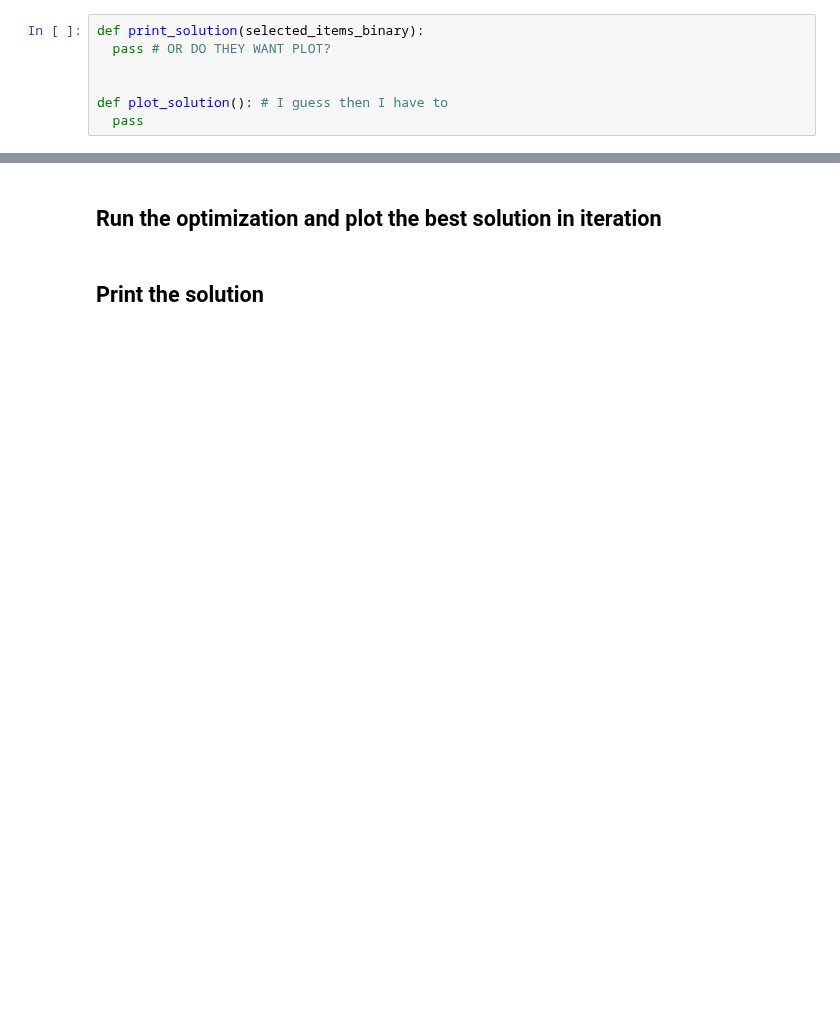
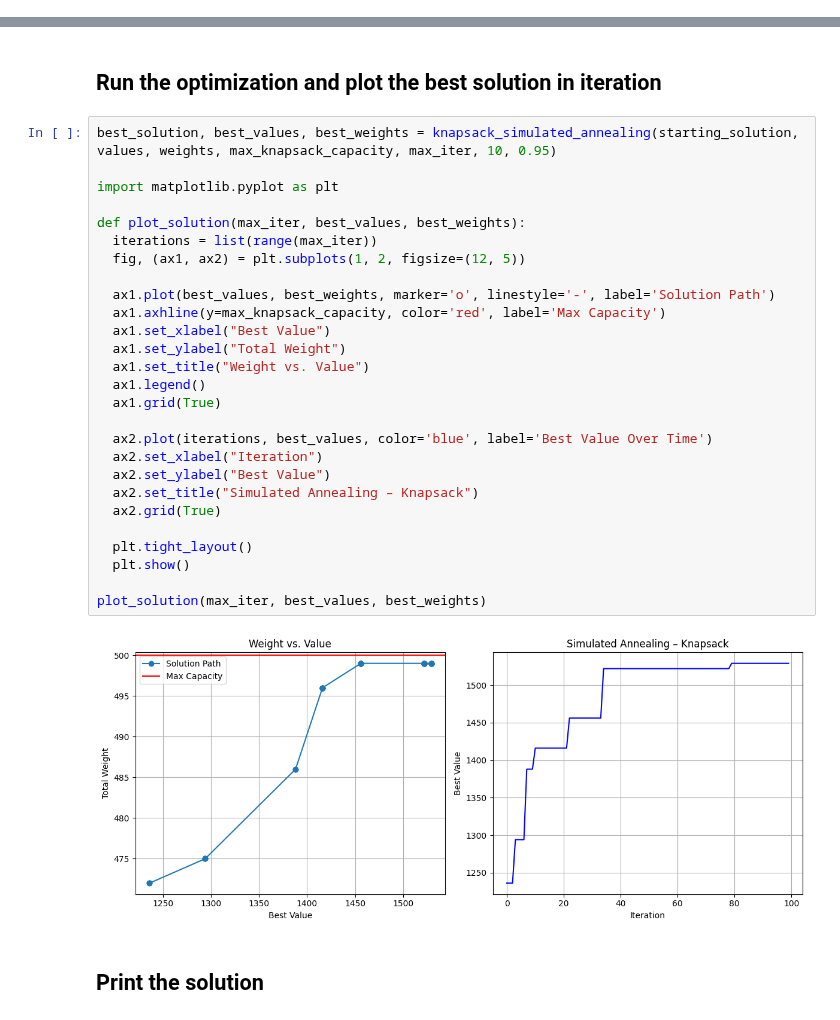
Before and after one commit to reascr/MSC-in-IT-and-Cognition, a Jupyter notebook: AppliedAI/optimization_task_1.ipynb, the cells around one changed output, grey strips where cells are left out. Cells and saved outputs as stored; diff of their text form; blank space fills up the shorter version.

Commit message:
plotted solution

```diff
--- a/AppliedAI/optimization_task_1.ipynb
+++ b/AppliedAI/optimization_task_1.ipynb
@@ -64,7 +61,0 @@ Example: If the output is Selected items: `[1, 4, 8, 23, ...]`, it means the ite
-# %%
-def print_solution(selected_items_binary):
-  pass # OR DO THEY WANT PLOT?
-
-
-def plot_solution(): # I guess then I have to
-  pass
@@ -205,4 +176,33 @@ starting_solution = generate_starting_solution(weights, max_knapsack_capacity)
 # %% [markdown]
 ## Run the optimization and plot the best solution in iteration
+# %%
+best_solution, best_values, best_weights = knapsack_simulated_annealing(starting_solution, values, weights, max_knapsack_capacity, max_iter, 10, 0.95)
+
+import matplotlib.pyplot as plt
+
+def plot_solution(max_iter, best_values, best_weights):
+  iterations = list(range(max_iter))
+  fig, (ax1, ax2) = plt.subplots(1, 2, figsize=(12, 5))
+
+  ax1.plot(best_values, best_weights, marker='o', linestyle='-', label='Solution Path')
+  ax1.axhline(y=max_knapsack_capacity, color='red', label='Max Capacity')
+  ax1.set_xlabel("Best Value")
+  ax1.set_ylabel("Total Weight")
+  ax1.set_title("Weight vs. Value")
+  ax1.legend()
+  ax1.grid(True)
+
+  ax2.plot(iterations, best_values, color='blue', label='Best Value Over Time')
+  ax2.set_xlabel("Iteration")
+  ax2.set_ylabel("Best Value")
+  ax2.set_title("Simulated Annealing – Knapsack")
+  ax2.grid(True)
+
+  plt.tight_layout()
+  plt.show()
+
+plot_solution(max_iter, best_values, best_weights)
+# %% [output]
+[figure, added]
 # %% [markdown]
 ## Print the solution
```
Also changed, not shown: parts of 9 cells of this notebook.
